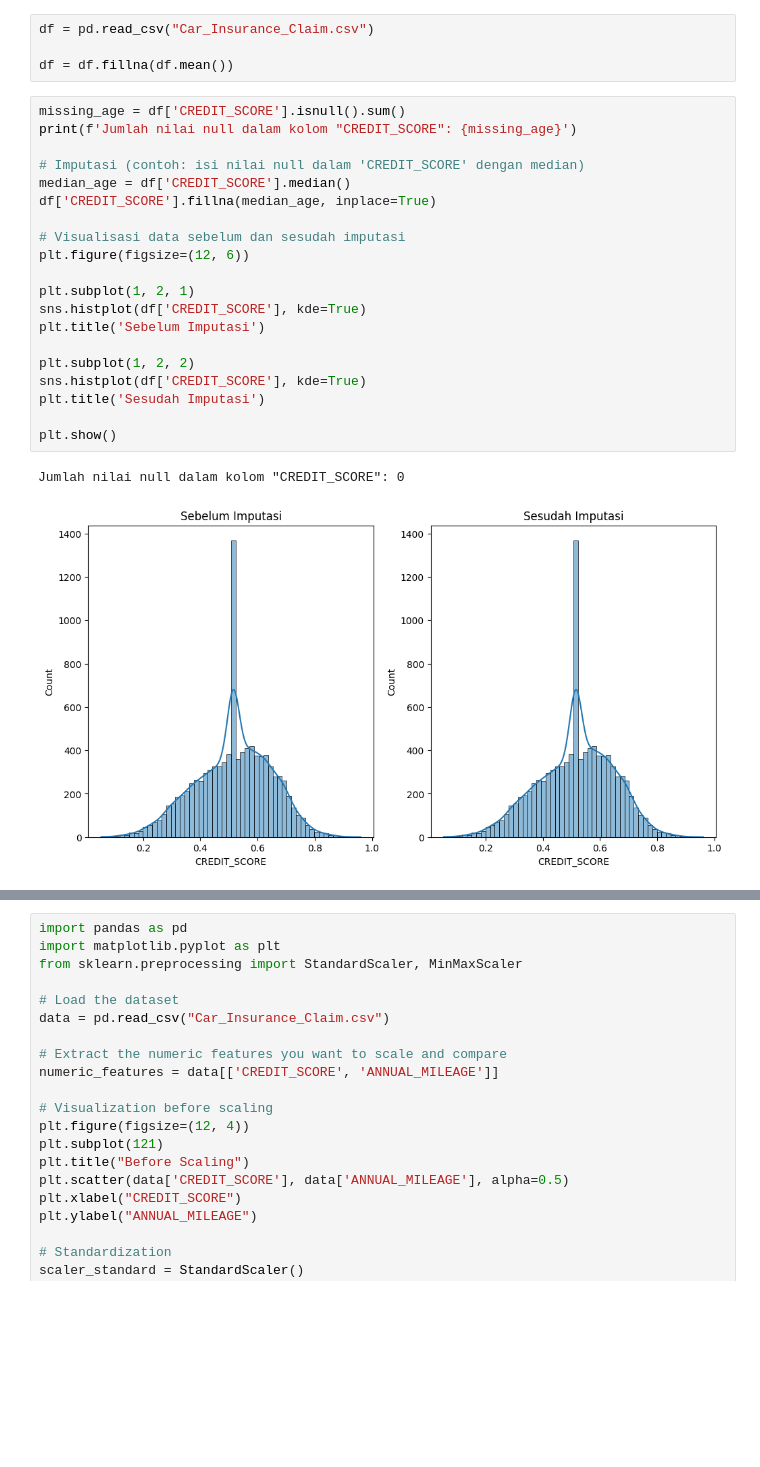
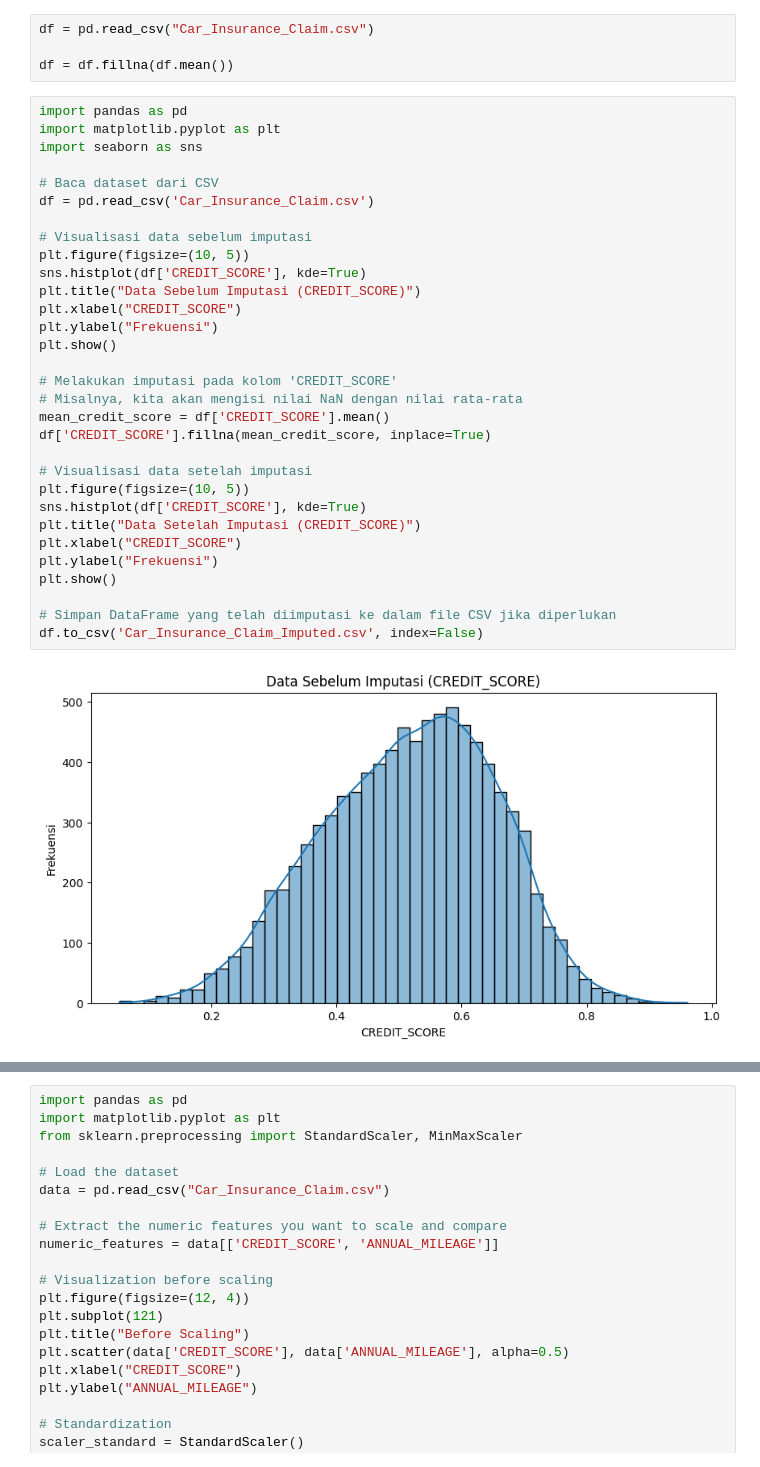
Before and after one commit to adhwngs/DataSains, a Jupyter notebook: UTS_Fahmi_Adhiwangsa_1103204142.ipynb, the cells around one changed output, grey strips where cells are left out. Drawn from its saved outputs; the diff is of its cells as text; blank space fills up the shorter version.

```diff
--- a/UTS_Fahmi_Adhiwangsa_1103204142.ipynb
+++ b/UTS_Fahmi_Adhiwangsa_1103204142.ipynb
@@ -363,26 +363,36 @@ Requirement already satisfied: six>=1.5 in /usr/local/lib/python3.10/dist-packag
 df = pd.read_csv("Car_Insurance_Claim.csv")
 
 df = df.fillna(df.mean())
-# %%
-missing_age = df['CREDIT_SCORE'].isnull().sum()
-print(f'Jumlah nilai null dalam kolom "CREDIT_SCORE": {missing_age}')
-
-# Imputasi (contoh: isi nilai null dalam 'CREDIT_SCORE' dengan median)
-median_age = df['CREDIT_SCORE'].median()
-df['CREDIT_SCORE'].fillna(median_age, inplace=True)
-
-# Visualisasi data sebelum dan sesudah imputasi
-plt.figure(figsize=(12, 6))
-
-plt.subplot(1, 2, 1)
-sns.histplot(df['CREDIT_SCORE'], kde=True)
-plt.title('Sebelum Imputasi')
-
-plt.subplot(1, 2, 2)
-sns.histplot(df['CREDIT_SCORE'], kde=True)
-plt.title('Sesudah Imputasi')
-
-plt.show()
-# %% [output]
-Jumlah nilai null dalam kolom "CREDIT_SCORE": 0
-[figure, removed]
+# %%
+import pandas as pd
+import matplotlib.pyplot as plt
+import seaborn as sns
+
+# Baca dataset dari CSV
+df = pd.read_csv('Car_Insurance_Claim.csv')
+
+# Visualisasi data sebelum imputasi
+plt.figure(figsize=(10, 5))
+sns.histplot(df['CREDIT_SCORE'], kde=True)
+plt.title("Data Sebelum Imputasi (CREDIT_SCORE)")
+plt.xlabel("CREDIT_SCORE")
+plt.ylabel("Frekuensi")
+plt.show()
+
+# Melakukan imputasi pada kolom 'CREDIT_SCORE'
+# Misalnya, kita akan mengisi nilai NaN dengan nilai rata-rata
+mean_credit_score = df['CREDIT_SCORE'].mean()
+df['CREDIT_SCORE'].fillna(mean_credit_score, inplace=True)
+
+# Visualisasi data setelah imputasi
+plt.figure(figsize=(10, 5))
+sns.histplot(df['CREDIT_SCORE'], kde=True)
+plt.title("Data Setelah Imputasi (CREDIT_SCORE)")
+plt.xlabel("CREDIT_SCORE")
+plt.ylabel("Frekuensi")
+plt.show()
+
+# Simpan DataFrame yang telah diimputasi ke dalam file CSV jika diperlukan
+df.to_csv('Car_Insurance_Claim_Imputed.csv', index=False)
+# %% [output]
+[figure, added]
```
Also changed, not shown: parts of 1 cell of this notebook.
